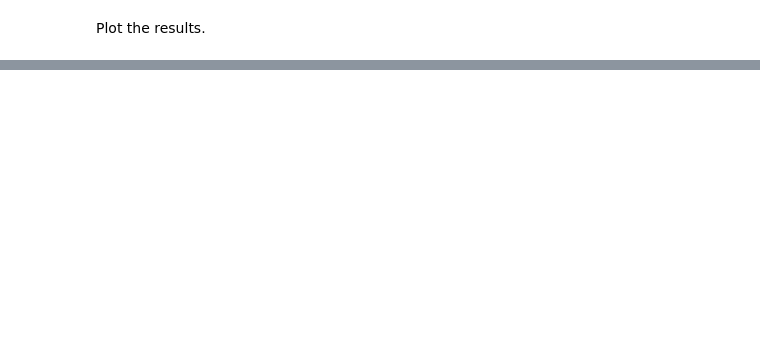
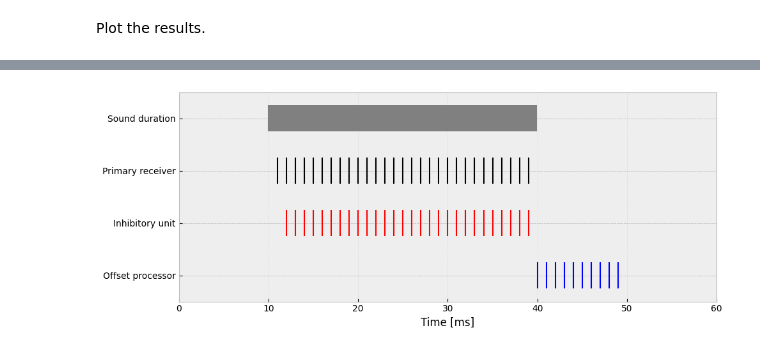
Before and after one commit to NeuArv/spn-sound-termination-miniproject, a Jupyter notebook: spn_model.ipynb, the cells around one changed output, grey strips where cells are left out. Drawn from its saved outputs; the diff is of its cells as text; code cells hidden in the pictures; blank space fills up the shorter version.

```diff
--- a/spn_model.ipynb
+++ b/spn_model.ipynb
@@ -142,0 +266,32 @@ ax.plot(t_vec, v_vec, '-')
+# %%
+sound = np.arange(10, 40, 0.1)
+primary = np.arange(11, 40)
+inhibitory = np.arange(12, 40)
+offset = np.arange(40, 50)
+
+fig, ax = plt.subplots(figsize=(10, 4))
+
+ax.eventplot(
+    [offset, inhibitory, primary, sound],
+    orientation="horizontal",
+    lineoffsets=[1, 2, 3, 4],
+    linelengths=0.5,
+    linewidths=1.5,
+    colors=["blue", "red", "black", "gray"])
+
+ax.set_xlabel("Time [ms]")
+
+ax.set_yticks([1, 2, 3, 4])
+ax.set_yticklabels([
+    "Offset processor",
+    "Inhibitory unit",
+    "Primary receiver",
+    "Sound duration"])
+
+ax.set_xlim(0, 60)
+ax.set_ylim(0.5, 4.5)
+ax.grid(axis="x", alpha=0.3)
+
+plt.tight_layout()
+# %% [output]
+[figure, added]
```
Also changed, not shown: parts of 12 cells of this notebook, 4 other files.
